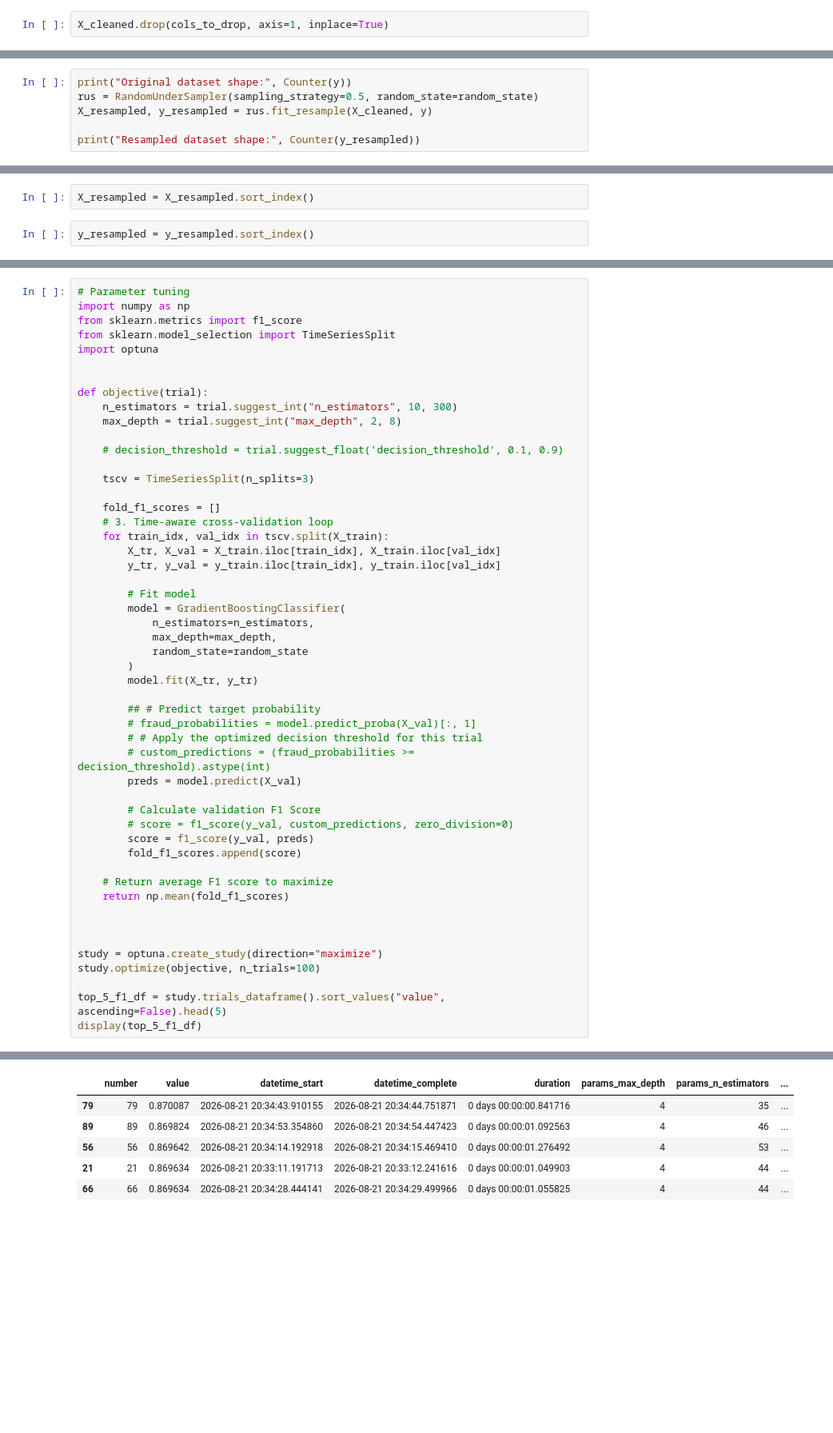
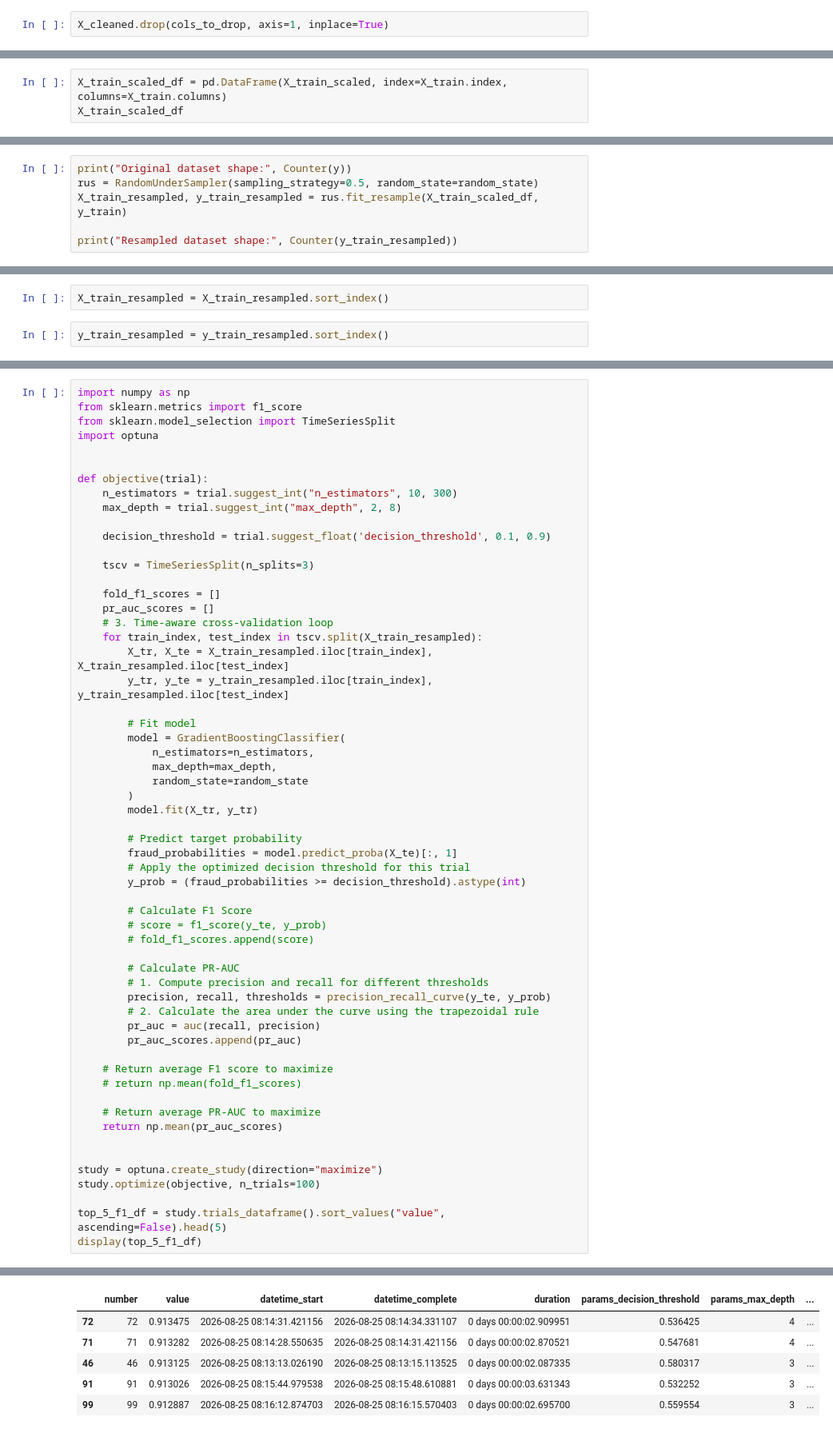
Before and after one commit to calebhadley1/financial-crime, a Jupyter notebook: notebooks/3.02-cjjh-ibm.ipynb, the cells around one changed output, grey strips where cells are left out. Shown at 80% size. Cells and saved outputs as stored; diff of their text form; blank space fills up the shorter version.

Commit message:
Rework modeling with temporal feature engineering

```diff
--- a/notebooks/3.02-cjjh-ibm.ipynb
+++ b/notebooks/3.02-cjjh-ibm.ipynb
@@ -166,0 +203,3 @@ X_cleaned
+# %%
+X_train_scaled_df = pd.DataFrame(X_train_scaled, index=X_train.index, columns=X_train.columns)
+X_train_scaled_df
@@ -167,8 +222,8 @@ X_cleaned
 # %%
 print("Original dataset shape:", Counter(y))
 rus = RandomUnderSampler(sampling_strategy=0.5, random_state=random_state)
-X_resampled, y_resampled = rus.fit_resample(X_cleaned, y)
+X_train_resampled, y_train_resampled = rus.fit_resample(X_train_scaled_df, y_train)
 
-print("Resampled dataset shape:", Counter(y_resampled))
+print("Resampled dataset shape:", Counter(y_train_resampled))
 # %% [output]
 Original dataset shape: Counter({0: 5023312, 1: 5033})
@@ -192,4 +247,4 @@ X_resampled
 # %%
-X_resampled = X_resampled.sort_index()
+X_train_resampled = X_train_resampled.sort_index()
 # %%
-y_resampled = y_resampled.sort_index()
+y_train_resampled = y_train_resampled.sort_index()
@@ -207,5 +284,4 @@ X_test_scaled = scaler.transform(X_test)
 # %%
-# Parameter tuning
 import numpy as np
 from sklearn.metrics import f1_score
 from sklearn.model_selection import TimeSeriesSplit
@@ -216,15 +292,16 @@ def objective(trial):
     n_estimators = trial.suggest_int("n_estimators", 10, 300)
     max_depth = trial.suggest_int("max_depth", 2, 8)
 
-    # decision_threshold = trial.suggest_float('decision_threshold', 0.1, 0.9)
+    decision_threshold = trial.suggest_float('decision_threshold', 0.1, 0.9)
 
     tscv = TimeSeriesSplit(n_splits=3)
 
     fold_f1_scores = []
+    pr_auc_scores = []
     # 3. Time-aware cross-validation loop
-    for train_idx, val_idx in tscv.split(X_train):
-        X_tr, X_val = X_train.iloc[train_idx], X_train.iloc[val_idx]
-        y_tr, y_val = y_train.iloc[train_idx], y_train.iloc[val_idx]
+    for train_index, test_index in tscv.split(X_train_resampled):
+        X_tr, X_te = X_train_resampled.iloc[train_index], X_train_resampled.iloc[test_index]
+        y_tr, y_te = y_train_resampled.iloc[train_index], y_train_resampled.iloc[test_index]
 
         # Fit model
         model = GradientBoostingClassifier(
@@ -234,20 +311,27 @@ def objective(trial):
         )
         model.fit(X_tr, y_tr)
 
-        ## # Predict target probability
-        # fraud_probabilities = model.predict_proba(X_val)[:, 1]
-        # # Apply the optimized decision threshold for this trial
-        # custom_predictions = (fraud_probabilities >= decision_threshold).astype(int)
-        preds = model.predict(X_val)
+        # Predict target probability
+        fraud_probabilities = model.predict_proba(X_te)[:, 1]
+        # Apply the optimized decision threshold for this trial
+        y_prob = (fraud_probabilities >= decision_threshold).astype(int)
 
-        # Calculate validation F1 Score
-        # score = f1_score(y_val, custom_predictions, zero_division=0)
-        score = f1_score(y_val, preds)
-        fold_f1_scores.append(score)
+        # Calculate F1 Score
+        # score = f1_score(y_te, y_prob)
+        # fold_f1_scores.append(score)
+
+        # Calculate PR-AUC
+        # 1. Compute precision and recall for different thresholds
+        precision, recall, thresholds = precision_recall_curve(y_te, y_prob)
+        # 2. Calculate the area under the curve using the trapezoidal rule
+        pr_auc = auc(recall, precision)
+        pr_auc_scores.append(pr_auc)
 
     # Return average F1 score to maximize
-    return np.mean(fold_f1_scores)
+    # return np.mean(fold_f1_scores)
 
+    # Return average PR-AUC to maximize
+    return np.mean(pr_auc_scores)
 
 
 study = optuna.create_study(direction="maximize")
@@ -276,6 +360,6 @@ display(top_5_f1_df)
-|  | number | value | datetime_start | datetime_complete | duration | params_max_depth | params_n_estimators | ... |
-| 79 | 79 | 0.870087 | 2026-08-21 20:34:43.910155 | 2026-08-21 20:34:44.751871 | 0 days 00:00:00.841716 | 4 | 35 | ... |
-| 89 | 89 | 0.869824 | 2026-08-21 20:34:53.354860 | 2026-08-21 20:34:54.447423 | 0 days 00:00:01.092563 | 4 | 46 | ... |
-| 56 | 56 | 0.869642 | 2026-08-21 20:34:14.192918 | 2026-08-21 20:34:15.469410 | 0 days 00:00:01.276492 | 4 | 53 | ... |
-| 21 | 21 | 0.869634 | 2026-08-21 20:33:11.191713 | 2026-08-21 20:33:12.241616 | 0 days 00:00:01.049903 | 4 | 44 | ... |
-| 66 | 66 | 0.869634 | 2026-08-21 20:34:28.444141 | 2026-08-21 20:34:29.499966 | 0 days 00:00:01.055825 | 4 | 44 | ... |
+|  | number | value | datetime_start | datetime_complete | duration | params_decision_threshold | params_max_depth | ... |
+| 72 | 72 | 0.913475 | 2026-08-25 08:14:31.421156 | 2026-08-25 08:14:34.331107 | 0 days 00:00:02.909951 | 0.536425 | 4 | ... |
+| 71 | 71 | 0.913282 | 2026-08-25 08:14:28.550635 | 2026-08-25 08:14:31.421156 | 0 days 00:00:02.870521 | 0.547681 | 4 | ... |
+| 46 | 46 | 0.913125 | 2026-08-25 08:13:13.026190 | 2026-08-25 08:13:15.113525 | 0 days 00:00:02.087335 | 0.580317 | 3 | ... |
+| 91 | 91 | 0.913026 | 2026-08-25 08:15:44.979538 | 2026-08-25 08:15:48.610881 | 0 days 00:00:03.631343 | 0.532252 | 3 | ... |
+| 99 | 99 | 0.912887 | 2026-08-25 08:16:12.874703 | 2026-08-25 08:16:15.570403 | 0 days 00:00:02.695700 | 0.559554 | 3 | ... |
```
Also changed, not shown: parts of 38 cells of this notebook, 18 other files.
